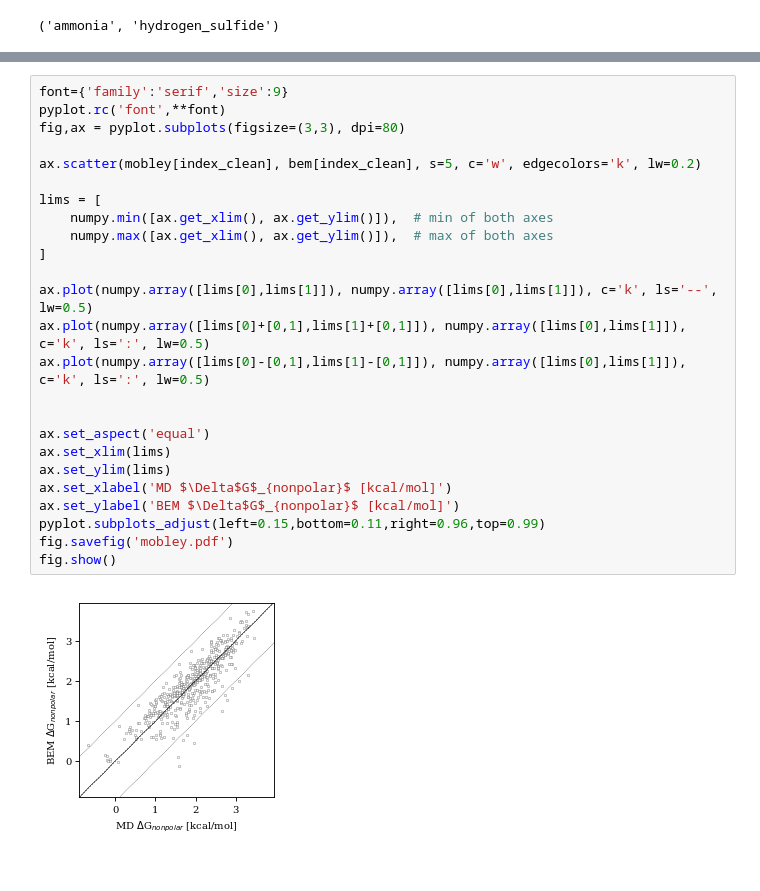
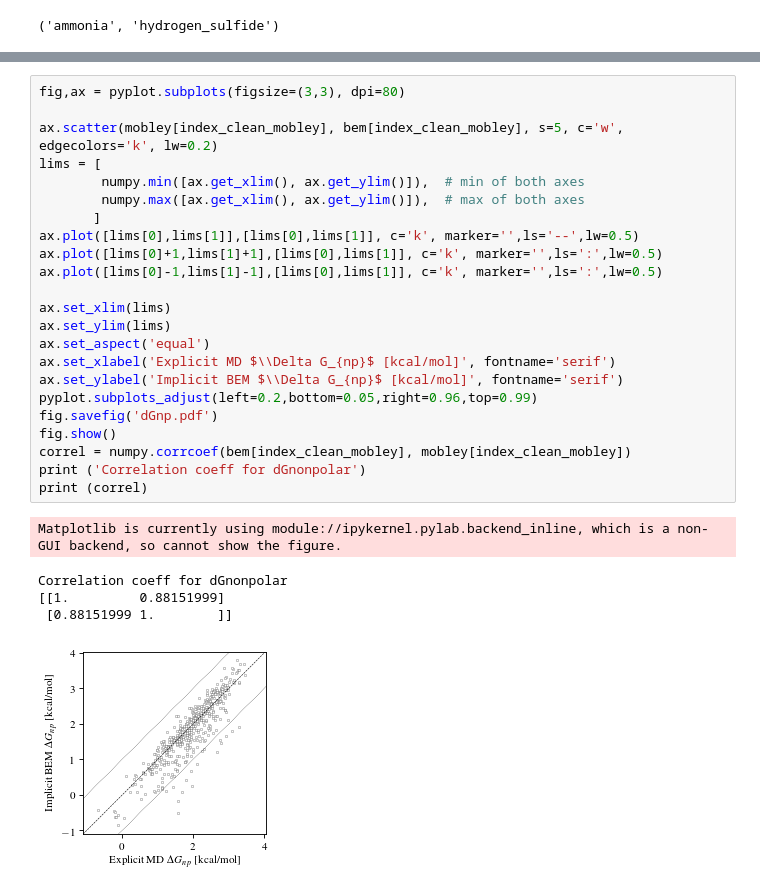
Before and after one commit to cdcooper84/nonpolar_solvation_testing, a Jupyter notebook: plot_compare.ipynb, the cells around one changed output, grey strips where cells are left out. Saved outputs shown, nothing was run; the diff lists cells and outputs as text.

```diff
--- a/plot_compare.ipynb
+++ b/plot_compare.ipynb
@@ -346,27 +483,29 @@ Correlation coeff slic:
 # %%
-font={'family':'serif','size':9}
-pyplot.rc('font',**font)
 fig,ax = pyplot.subplots(figsize=(3,3), dpi=80)
 
-ax.scatter(mobley[index_clean], bem[index_clean], s=5, c='w', edgecolors='k', lw=0.2)
+ax.scatter(mobley[index_clean_mobley], bem[index_clean_mobley], s=5, c='w', edgecolors='k', lw=0.2)
+lims = [
+        numpy.min([ax.get_xlim(), ax.get_ylim()]),  # min of both axes
+        numpy.max([ax.get_xlim(), ax.get_ylim()]),  # max of both axes
+       ]
+ax.plot([lims[0],lims[1]],[lims[0],lims[1]], c='k', marker='',ls='--',lw=0.5)
+ax.plot([lims[0]+1,lims[1]+1],[lims[0],lims[1]], c='k', marker='',ls=':',lw=0.5)
+ax.plot([lims[0]-1,lims[1]-1],[lims[0],lims[1]], c='k', marker='',ls=':',lw=0.5)
 
-lims = [
-    numpy.min([ax.get_xlim(), ax.get_ylim()]),  # min of both axes
-    numpy.max([ax.get_xlim(), ax.get_ylim()]),  # max of both axes
-]
-
-ax.plot(numpy.array([lims[0],lims[1]]), numpy.array([lims[0],lims[1]]), c='k', ls='--', lw=0.5)
-ax.plot(numpy.array([lims[0]+[0,1],lims[1]+[0,1]]), numpy.array([lims[0],lims[1]]), c='k', ls=':', lw=0.5)
-ax.plot(numpy.array([lims[0]-[0,1],lims[1]-[0,1]]), numpy.array([lims[0],lims[1]]), c='k', ls=':', lw=0.5)
-
-
-ax.set_aspect('equal')
 ax.set_xlim(lims)
 ax.set_ylim(lims)
-ax.set_xlabel('MD $\Delta$G$_{nonpolar}$ [kcal/mol]')
-ax.set_ylabel('BEM $\Delta$G$_{nonpolar}$ [kcal/mol]')
-pyplot.subplots_adjust(left=0.15,bottom=0.11,right=0.96,top=0.99)
-fig.savefig('mobley.pdf')
+ax.set_aspect('equal')
+ax.set_xlabel('Explicit MD $\\Delta G_{np}$ [kcal/mol]', fontname='serif')
+ax.set_ylabel('Implicit BEM $\\Delta G_{np}$ [kcal/mol]', fontname='serif')
+pyplot.subplots_adjust(left=0.2,bottom=0.05,right=0.96,top=0.99)
+fig.savefig('dGnp.pdf')
 fig.show()
+correl = numpy.corrcoef(bem[index_clean_mobley], mobley[index_clean_mobley])
+print ('Correlation coeff for dGnonpolar')
+print (correl)
 # %% [output]
+Matplotlib is currently using module://ipykernel.pylab.backend_inline, which is a non-GUI backend, so cannot show the figure.
+Correlation coeff for dGnonpolar
+[[1.         0.88151999]
+ [0.88151999 1.        ]]
-[figure, old version]
+[figure, new version]
```
Also changed, not shown: parts of 21 cells of this notebook.
